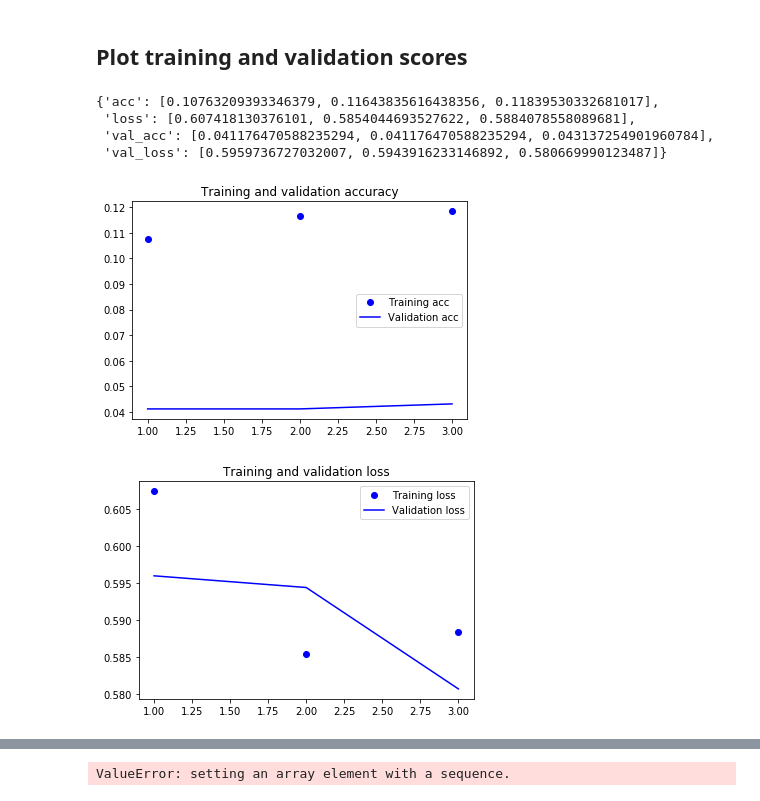
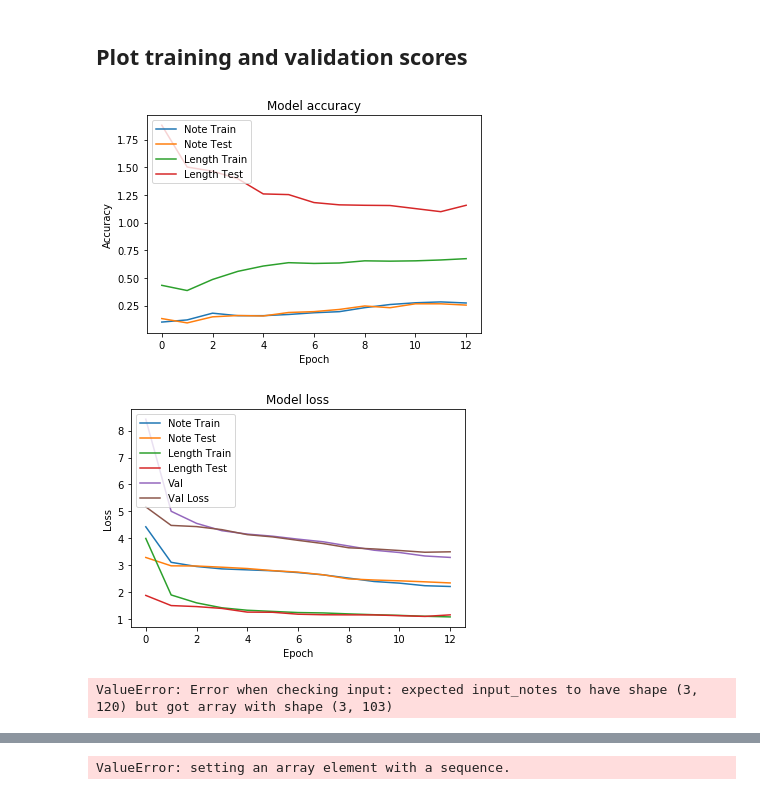
Before and after one commit to FireRedNinja/generative-music, a Jupyter notebook: 2-Parse-midi-files/train.ipynb, the cells around one changed output, grey strips where cells are left out. Saved outputs shown, nothing was run; the diff lists cells and outputs as text; code cells hidden in the pictures.

Commit message:
new functioning model

```diff
--- a/2-Parse-midi-files/train.ipynb
+++ b/2-Parse-midi-files/train.ipynb
@@ -63,8 +58,8 @@ for file in glob.glob(f"{path}*.npy"):
         x += list(x_data)
         y += list(y_data)
 
-x = np.array(x)
-y = np.array(y)
+x = to_categorical(x)
+y = to_categorical(y)
 # %%
 # 80/20 split for training/testing dataset
 trainLength = int(round((len(x) * 4)/5))
@@ -150,37 +173,34 @@ Test accuracy: [0.580669974287351, 0.04313725478508893]
 # %% [markdown]
 ## Plot training and validation scores
-# %%
-# plotting
-import matplotlib.pyplot as plt
-
-pprint(history.history)
-
-acc = history.history['acc']
-val_acc = history.history['val_acc']
-loss = history.history['loss']
-val_loss = history.history['val_loss']
-
-epochs = range(1,len(acc) + 1)
-
-plt.plot(epochs, acc, 'bo', label='Training acc')
-plt.plot(epochs, val_acc, 'b', label='Validation acc')
-plt.title('Training and validation accuracy')
-plt.legend()
-
-plt.figure()
-
-plt.plot(epochs, loss, 'bo', label='Training loss')
-plt.plot(epochs, val_loss, 'b', label='Validation loss')
-plt.title('Training and validation loss')
-plt.legend()
-
-plt.show()
-# %% [output]
-{'acc': [0.10763209393346379, 0.11643835616438356, 0.11839530332681017],
- 'loss': [0.607418130376101, 0.5854044693527622, 0.5884078558089681],
- 'val_acc': [0.041176470588235294, 0.041176470588235294, 0.043137254901960784],
- 'val_loss': [0.5959736727032007, 0.5943916233146892, 0.580669990123487]}
-[figure, removed]
-[figure, removed]
+# %%
+# plotting
+import matplotlib.pyplot as plt
+
+# Plot training & validation accuracy values
+plt.plot(history.history['output_note_acc'])
+plt.plot(history.history['val_output_note_acc'])
+plt.plot(history.history['output_length_acc'])
+plt.plot(history.history['val_output_length_loss'])
+plt.title('Model accuracy')
+plt.ylabel('Accuracy')
+plt.xlabel('Epoch')
+plt.legend(['Note Train', 'Note Test', 'Length Train', 'Length Test'], loc='upper left')
+plt.show()
+
+# Plot training & validation loss values
+plt.plot(history.history['output_note_loss'])
+plt.plot(history.history['val_output_note_loss'])
+plt.plot(history.history['output_length_loss'])
+plt.plot(history.history['val_output_length_loss'])
+plt.plot(history.history['loss'])
+plt.plot(history.history['val_loss'])
+plt.title('Model loss')
+plt.ylabel('Loss')
+plt.xlabel('Epoch')
+plt.legend(['Note Train', 'Note Test', 'Length Train', 'Length Test', "Val", "Val Loss"], loc='upper left')
+plt.show()
+# %% [output]
+[figure, added]
+[figure, added]
 # %%
 data = np.load("./numpyRepresentation/Digimon - Butterfly (Piano Version)0.npy")
@@ -191,3 +210,9 @@ np.save("./prediction", np.reshape(prediction, (63,2)))
+# %%
+prediction = model.predict([data_notes, data_length])
+print(prediction)
+# np.save("./prediction", np.reshape(prediction, (63,2)))
+# %% [output]
+ValueError: Error when checking input: expected input_notes to have shape (3, 120) but got array with shape (3, 103)
 # %%
 # pprint(prediction.reshape(63,2))
 def generateNotes(model, sequence):
```
Also changed, not shown: parts of 6 cells of this notebook.
